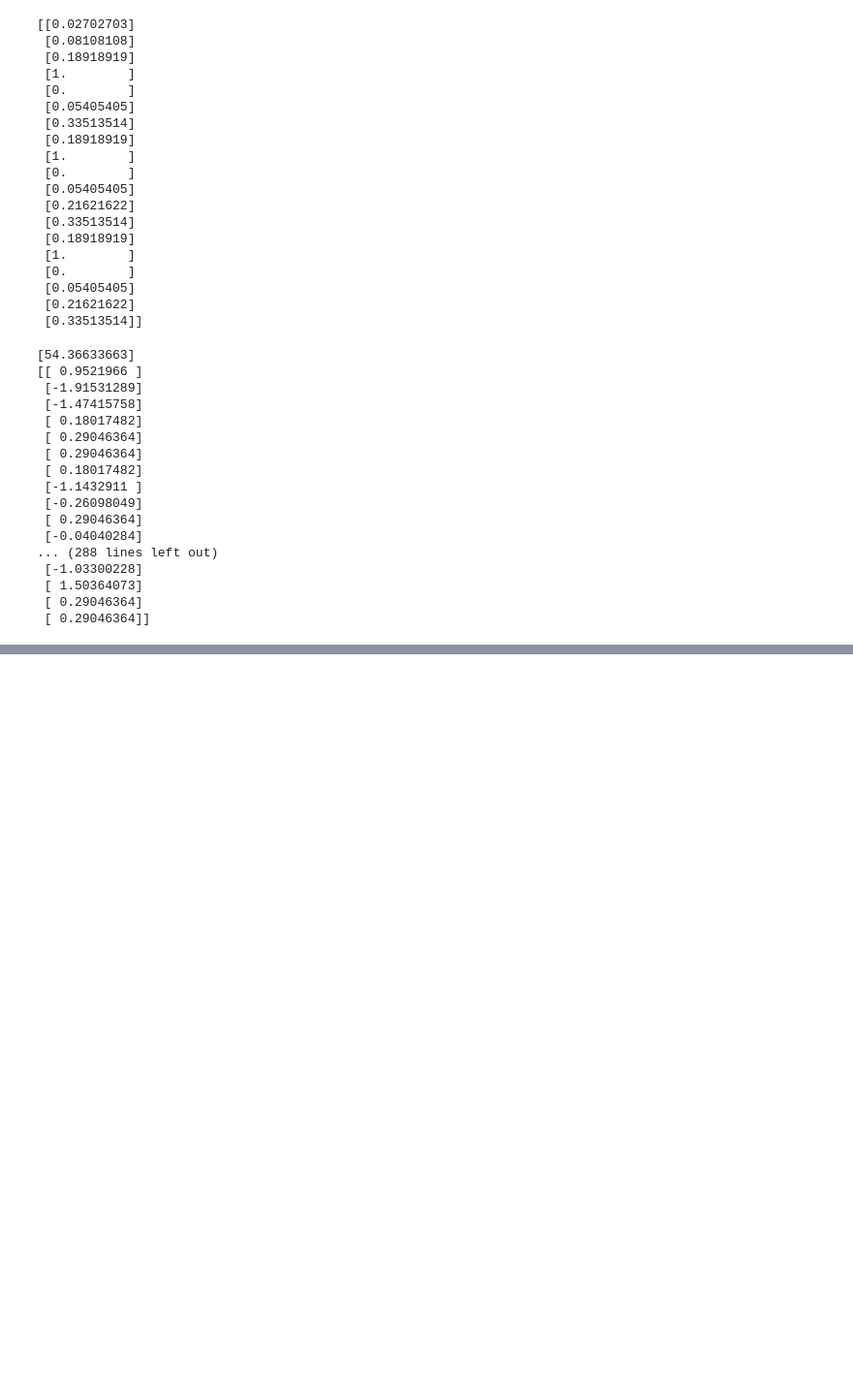
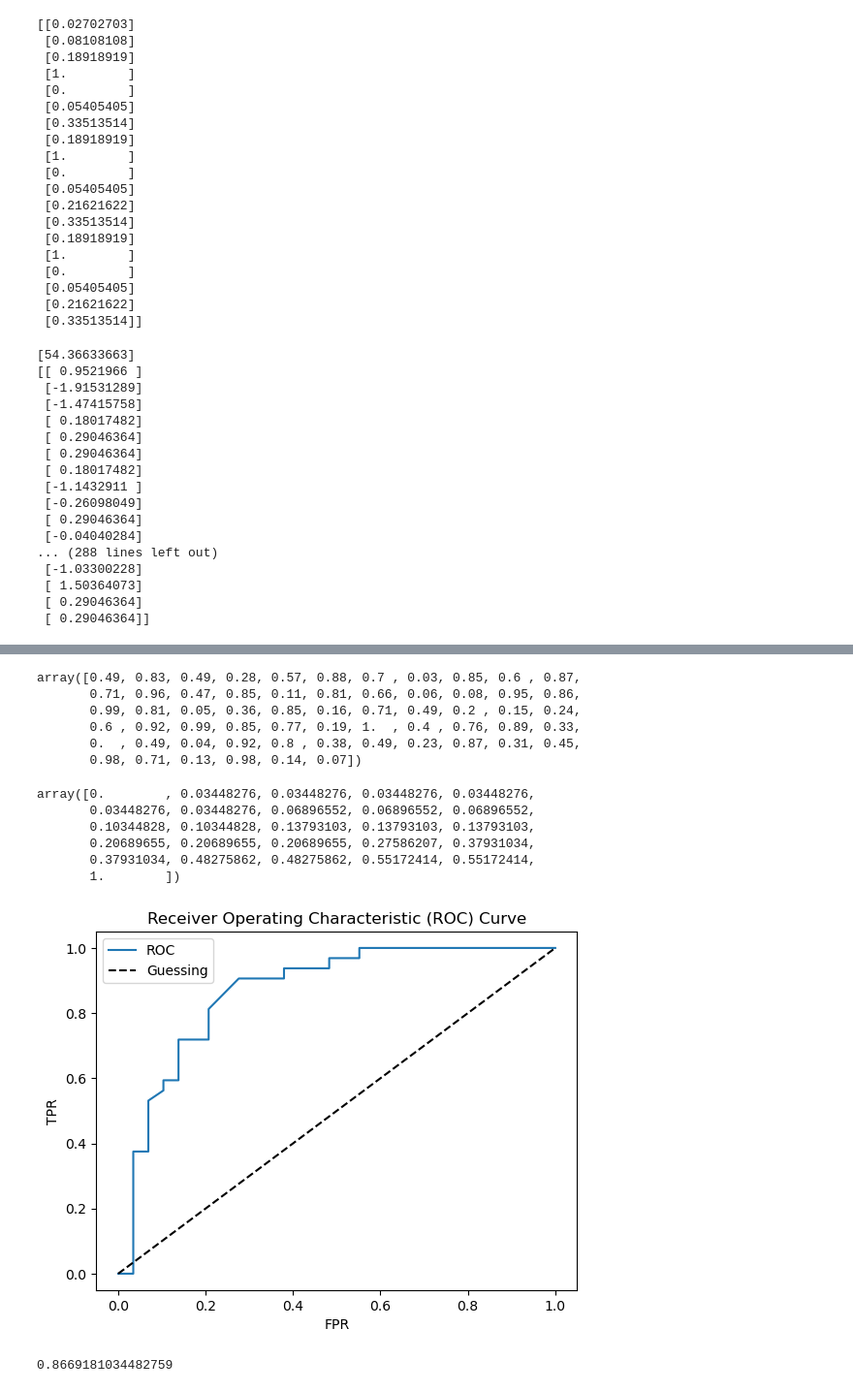
Before and after one commit to jonotassia/data-science-test, a Jupyter notebook: intro_to_scikitlearn.ipynb, the cells around one changed output, grey strips where cells are left out. Shown: that part at 97% size. Saved outputs shown, nothing was run; the diff lists cells and outputs as text; code cells hidden in the pictures; blank space fills up the shorter version.

```diff
--- a/intro_to_scikitlearn.ipynb
+++ b/intro_to_scikitlearn.ipynb
@@ -532,0 +970,7 @@ print(scaler.transform(norm_heart_age))
+# %%
+X_train, X_test, y_train, y_test = train_test_split(X, y, test_size=0.2)
+clf.fit(X_train, y_train)
+
+# Make predictions with probabilities
+y_probs = clf.predict_proba(X_test)
+y_probs
@@ -532,0 +995,53 @@ print(scaler.transform(norm_heart_age))
+# %%
+# In order to get ROC curve, we only want values that predicted a value in the positive class
+
+y_probs_positive =y_probs[:, 1]
+y_probs_positive
+# %% [output]
+array([0.49, 0.83, 0.49, 0.28, 0.57, 0.88, 0.7 , 0.03, 0.85, 0.6 , 0.87,
+       0.71, 0.96, 0.47, 0.85, 0.11, 0.81, 0.66, 0.06, 0.08, 0.95, 0.86,
+       0.99, 0.81, 0.05, 0.36, 0.85, 0.16, 0.71, 0.49, 0.2 , 0.15, 0.24,
+       0.6 , 0.92, 0.99, 0.85, 0.77, 0.19, 1.  , 0.4 , 0.76, 0.89, 0.33,
+       0.  , 0.49, 0.04, 0.92, 0.8 , 0.38, 0.49, 0.23, 0.87, 0.31, 0.45,
+       0.98, 0.71, 0.13, 0.98, 0.14, 0.07])
+# %%
+from sklearn.metrics import roc_curve
+
+# Calculate fpr, tpr and thresholds roc_curve(true, pred)
+fpr, tpr, thresholds = roc_curve(y_test, y_probs_positive)
+
+# Check the false positive rates
+fpr
+# %% [output]
+array([0.        , 0.03448276, 0.03448276, 0.03448276, 0.03448276,
+       0.03448276, 0.03448276, 0.06896552, 0.06896552, 0.06896552,
+       0.10344828, 0.10344828, 0.13793103, 0.13793103, 0.13793103,
+       0.20689655, 0.20689655, 0.20689655, 0.27586207, 0.37931034,
+       0.37931034, 0.48275862, 0.48275862, 0.55172414, 0.55172414,
+       1.        ])
+# %%
+# Create a function for plotting ROC curve
+from matplotlib import pyplot as plt
+
+def plot_roc_curve(fpr, tpr):
+    """
+    Plots a ROC curve given the false positive rate (fpr) and true positive rate (tpr) of a model.
+    """
+
+    fig, ax = plt.subplots()
+
+    ax.plot(fpr, tpr, label="ROC")
+    ax.plot([0,1], [0,1], color="black", linestyle='--', label="Guessing")
+    ax.set(ylabel="TPR", xlabel="FPR", title="Receiver Operating Characteristic (ROC) Curve")
+    ax.legend()
+
+plot_roc_curve(fpr, tpr)
+# %% [output]
+[figure, added]
+# %%
+# Calculate AUC/ROC score, which is the area between the "Guessing" line and the ROC curve
+from sklearn.metrics import roc_auc_score
+
+roc_auc_score(y_test, y_probs_positive)
+# %% [output]
+0.8669181034482759
```
Also changed, not shown: parts of 54 cells of this notebook, 1 other file.
